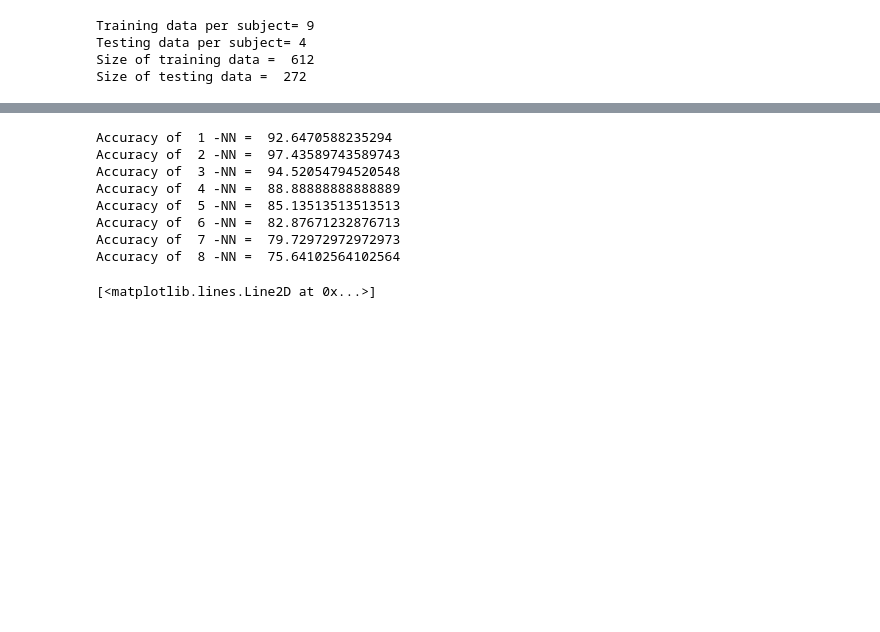
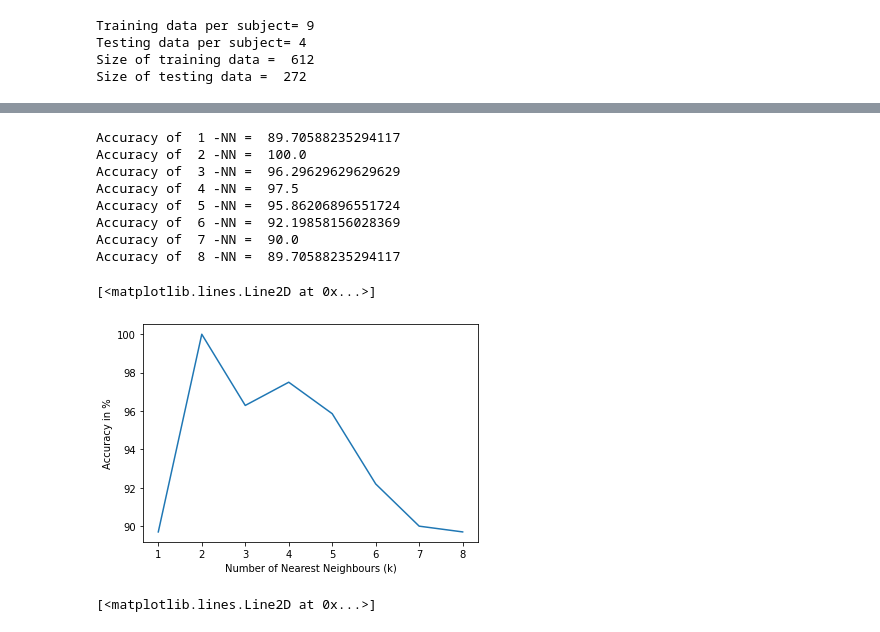
Before and after one commit to siddharthtelang/Face-Detection, a Jupyter notebook: k_NN.ipynb, the cells around one changed output, grey strips where cells are left out. Saved outputs shown, nothing was run; the diff lists cells and outputs as text; code cells hidden in the pictures; blank space fills up the shorter version.

```diff
--- a/k_NN.ipynb
+++ b/k_NN.ipynb
@@ -155,8 +155,8 @@ while (k<=8):
       test_class = int(i/test_per_subject)
       dist = np.zeros(shape=(len(training_data)))
       for j in range(len(training_data)):
-          d =  np.dot(testing_data[i] - mu[j], np.dot(np.linalg.inv(cov[j]), (testing_data[i] - mu[j]).T))
-          # d = np.linalg.norm(testing_data[i] - training_data[j])
+          # d =  np.dot(testing_data[i] - mu[j], np.dot(np.linalg.inv(cov[j]), (testing_data[i] - mu[j]).T))
+          d = np.linalg.norm(testing_data[i] - training_data[j])
           dist[j] = d
 
       sort = np.argsort(dist)
@@ -196,12 +196,22 @@ while (k<=8):
   print('Accuracy of ',str(k),'-NN = ', (score*100/actual_tests))
   k += 1
 # %% [output]
-Accuracy of  1 -NN =  92.6470588235294
-Accuracy of  2 -NN =  97.43589743589743
-Accuracy of  3 -NN =  94.52054794520548
-Accuracy of  4 -NN =  88.88888888888889
-Accuracy of  5 -NN =  85.13513513513513
-Accuracy of  6 -NN =  82.87671232876713
-Accuracy of  7 -NN =  79.72972972972973
-Accuracy of  8 -NN =  75.64102564102564
+Accuracy of  1 -NN =  89.70588235294117
+Accuracy of  2 -NN =  100.0
+Accuracy of  3 -NN =  96.29629629629629
+Accuracy of  4 -NN =  97.5
+Accuracy of  5 -NN =  95.86206896551724
+Accuracy of  6 -NN =  92.19858156028369
+Accuracy of  7 -NN =  90.0
+Accuracy of  8 -NN =  89.70588235294117
+# %%
+# When using NORM
+accuracy = [89.7, 100.0, 96.29, 97.5, 95.86, 92.2, 90, 89.7]
+neighbours = [1,2,3,4,5,6,7,8]
+plt.xlabel('Number of Nearest Neighbours (k)')
+plt.ylabel('Accuracy in %')
+plt.plot(neighbours, accuracy)
+# %% [output]
+[<matplotlib.lines.Line2D at 0x...>]
+[figure, added]
 # %%
```
Also changed, not shown: parts of 2 cells of this notebook.
